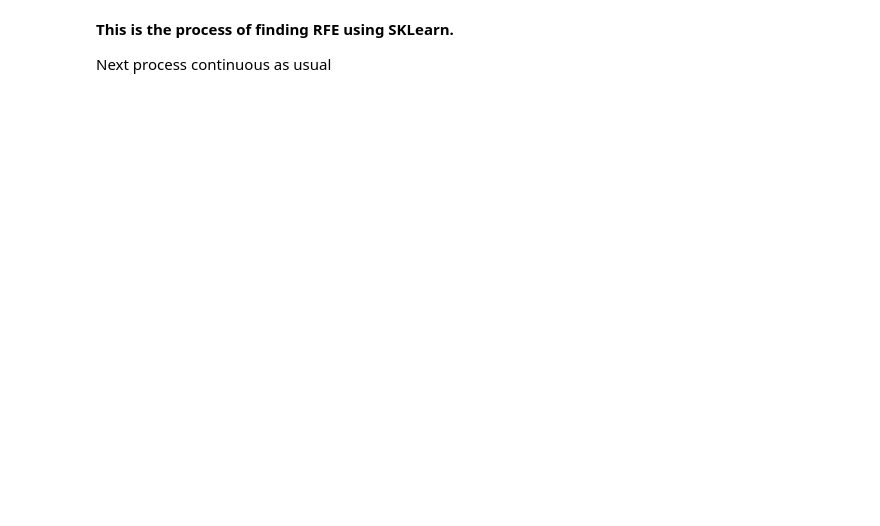
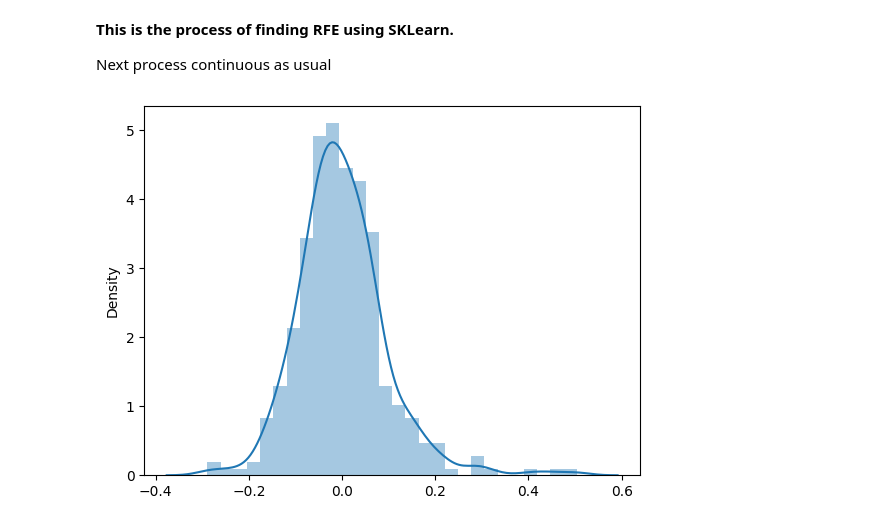
Before and after one commit to shruthisony/LinearRegression, a Jupyter notebook: Multiple_Linear_Regression.ipynb, the cells around one changed output. Cells and saved outputs as stored; diff of their text form; code cells hidden in the pictures; blank space fills up the shorter version.

```diff
--- a/Multiple_Linear_Regression.ipynb
+++ b/Multiple_Linear_Regression.ipynb
@@ -834,2 +819,0 @@ X_train_lm = sm.add_constant(X_train_new)
-# %%
-lm = sm.OLS(y_train,X_train_lm).fit()   # Running the linear model
@@ -888,3 +841,11 @@ vif
 **This is the process of finding RFE using SKLearn.**
 
 Next process continuous as usual
+# %%
+y_train_pred = lm.predict(X_train_rfe)
+# %%
+res1 = y_train - y_train_pred
+sns.distplot(res1)
+plt.show()
+# %% [output]
+[figure, added]
```
Also changed, not shown: parts of 27 cells of this notebook, 2 other files.
